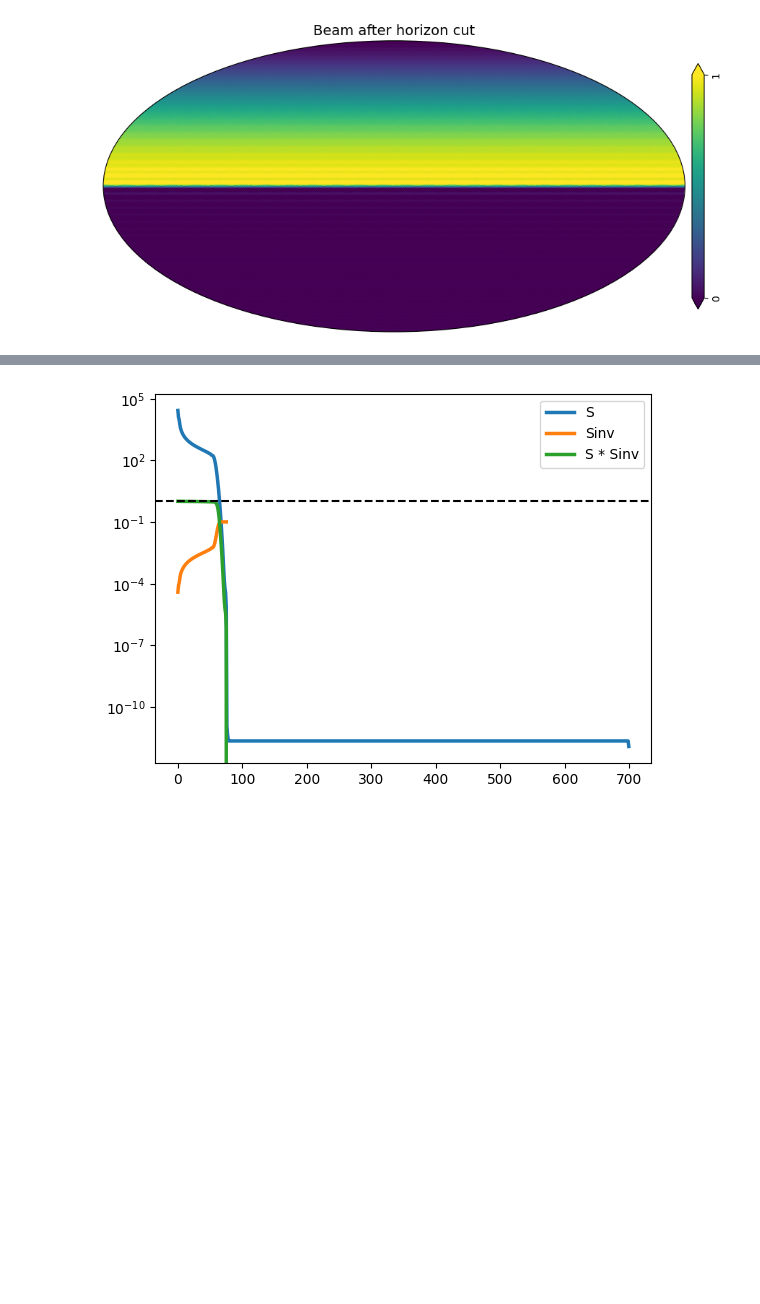
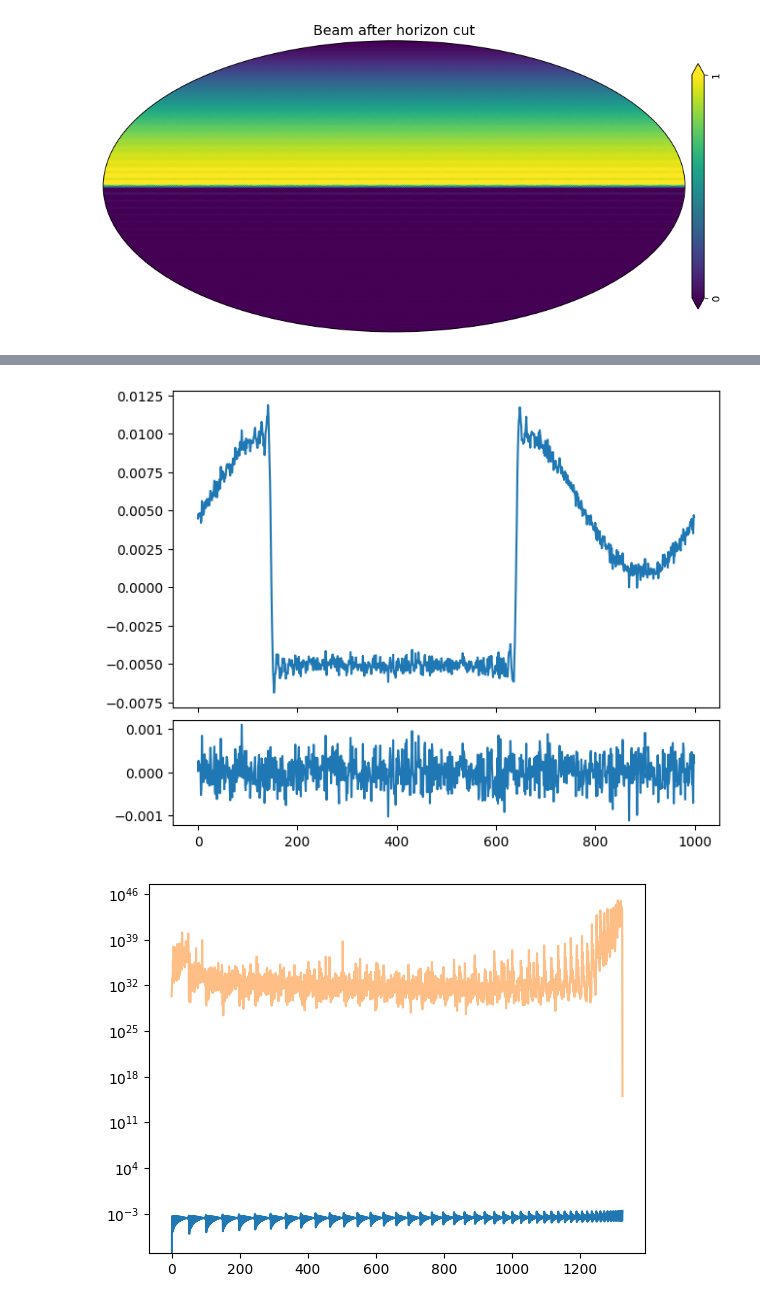
Before and after one commit to christianhbye/ucb_research, a Jupyter notebook: lusee_maps/Untitled1.ipynb, the cells around one changed output, grey strips where cells are left out. Cells and saved outputs as stored; diff of their text form; code cells hidden in the pictures; blank space fills up the shorter version.

```diff
--- a/lusee_maps/Untitled1.ipynb
+++ b/lusee_maps/Untitled1.ipynb
@@ -36,9 +36,9 @@ NSIDE = 128
 NPIX = 12 * NSIDE **2
 moon = True  # on moon or earth
 lmax = 100
-lmax_inv = 75
+lmax_inv = 50
 ndays = 1
-ntimes = 700
+ntimes = 1000
 FREQ = 50  # MHz
 # %%
 alm = np.zeros(hp.Alm.getsize(lmax))
@@ -64,9 +152,10 @@ plt.show()
 smap = np.zeros(NPIX)
 src_ix = hp.ang2pix(NSIDE, 0, 0, lonlat=True)
 smap[src_ix] = 1000
+#smap -= smap.mean(keepdims=True)
 hp_sky = cro.healpix.HealpixMap(smap, frequencies=beam.frequencies, coord="C")
 sky = cro.Sky.from_healpix(hp_sky, lmax=lmax)
+sky[0, 0] = 0  # subtract mean
 
-hp.projview(sky.hp_map(NSIDE), cbar=True, title="Sky", cb_orientation="vertical", unit="Kelvin")
-plt.show()
+sim = cro.Simulator(beam, sky, lmax=lmax, world=world, location=location, times=times)
 # %% [output]
@@ -166,7 +170,22 @@ def estimate_x(sim, method="pinv", lmax_inv=lmax_inv):
 # %%
-A, x, W, noise = estimate_x(sim, method="pinv")
+A, x, W, noise = estimate_x(sim, method="lsq")
 y = np.real(A @ x) + noise
 res = W @ y
-x_est = hp_alm(res, lmax=lmax)
+x_est = hp_alm(res, lmax=lmax_inv)
+
+fig, axs = plt.subplots(nrows=2, sharex=True, gridspec_kw={"height_ratios":[3, 1]}, constrained_layout=True)
+axs[0].plot(y)
+axs[1].plot(noise)
+plt.show()
+
+sim.sky.reduce_lmax(lmax_inv)
+plt.figure()
+plt.plot(np.abs(sim.sky.alm)**2)
+plt.plot(np.abs(x_est)**2, alpha=.5)
+plt.yscale("log")
+plt.show()
+
+#print(np.argwhere(np.abs(x_est)**2 / np.abs(sim.sky.alm)**2 > 100)[:, 0])
 # %% [output]
-[figure, old version]
+[figure, new version]
+[figure, added]
```
Also changed, not shown: parts of 10 cells of this notebook.
